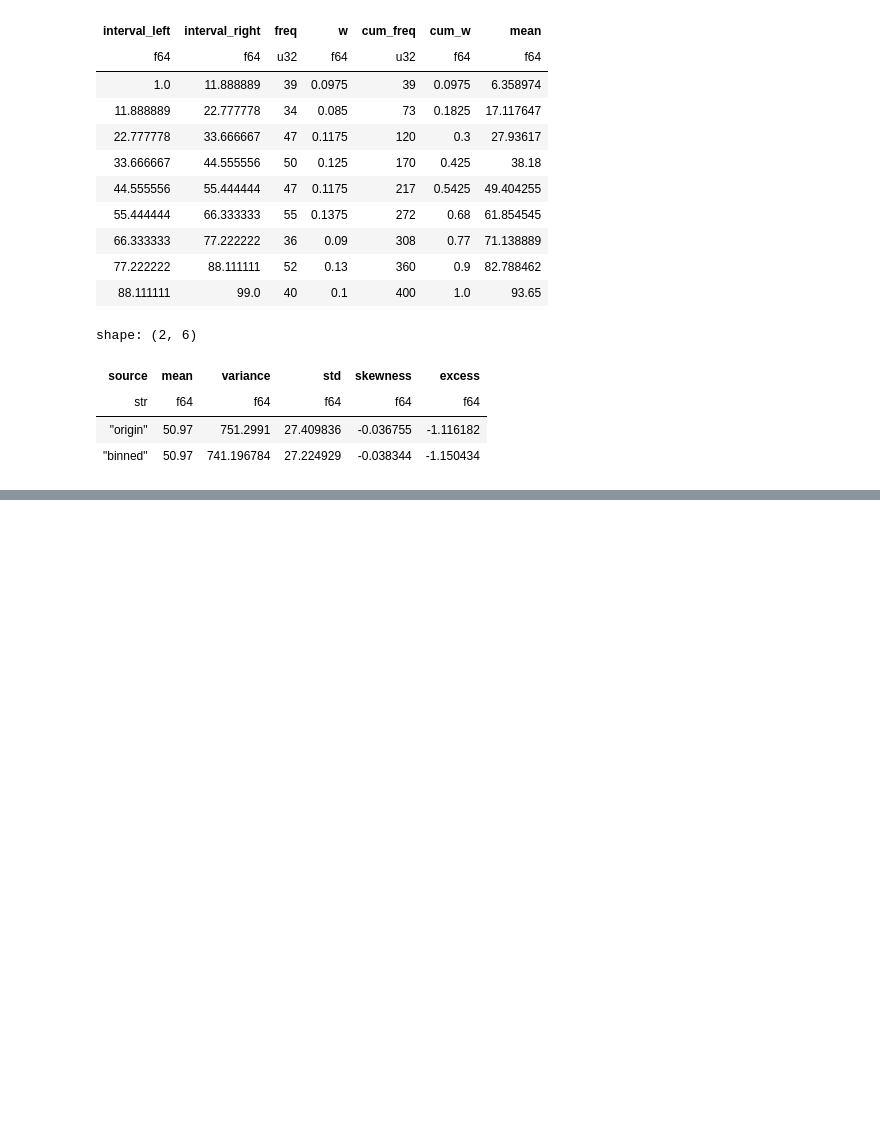
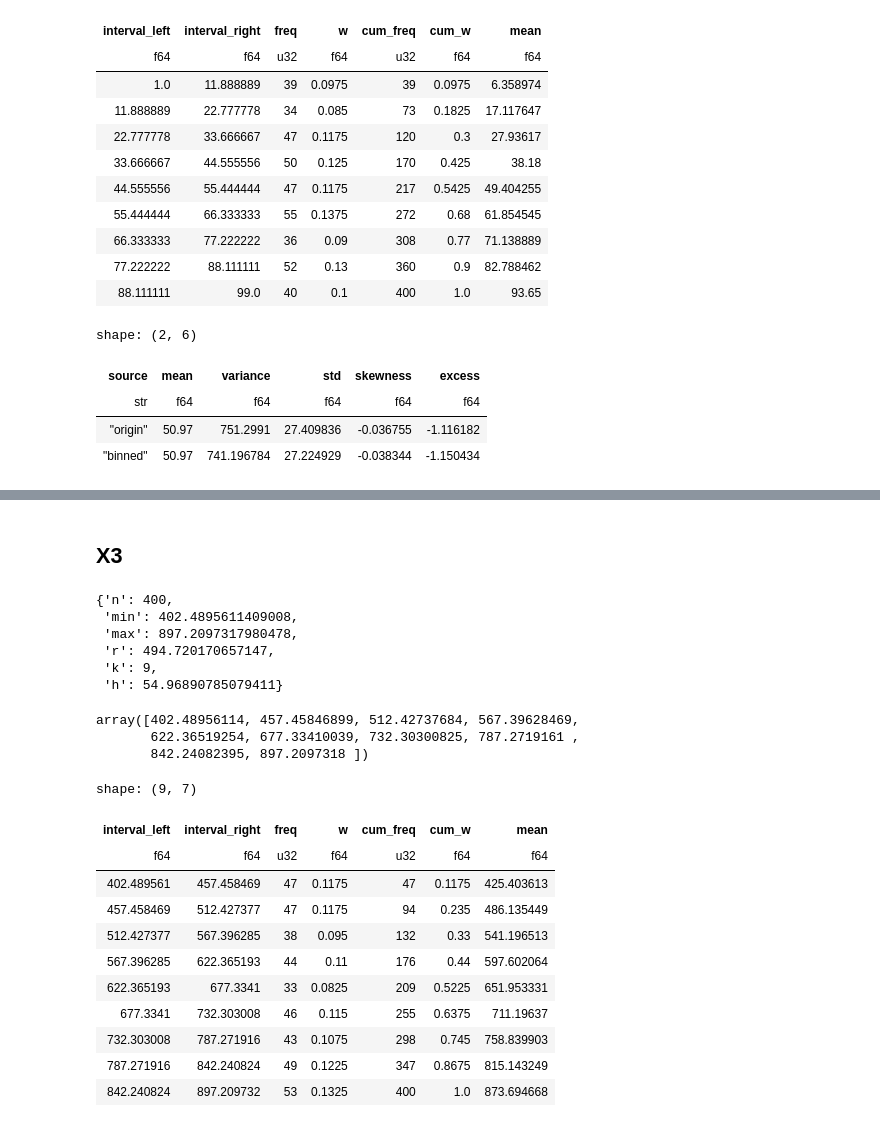
Before and after one commit to Shtskkh/MfDS, a Jupyter notebook: ind_work_2.ipynb, the cells around one changed output, grey strips where cells are left out. Cells and saved outputs as stored; diff of their text form; code cells hidden in the pictures; blank space fills up the shorter version.

```diff
--- a/ind_work_2.ipynb
+++ b/ind_work_2.ipynb
@@ -245,0 +345,37 @@ shape: (2, 6)
+# %% [markdown]
+## Х3
+# %%
+x3 = df.get_column("Х3")
+# %%
+x3_stats = get_col_stats(x3)
+x3_stats
+# %% [output]
+{'n': 400,
+ 'min': 402.4895611409008,
+ 'max': 897.2097317980478,
+ 'r': 494.720170657147,
+ 'k': 9,
+ 'h': 54.96890785079411}
+# %%
+x3_bins = get_bins(x3_stats)
+x3_bins
+# %% [output]
+array([402.48956114, 457.45846899, 512.42737684, 567.39628469,
+       622.36519254, 677.33410039, 732.30300825, 787.2719161 ,
+       842.24082395, 897.2097318 ])
+# %%
+x3_intervals = get_interval_table(x3)
+x3_intervals
+# %% [output]
+shape: (9, 7)
+| interval_left | interval_right | freq | w | cum_freq | cum_w | mean |
+| f64 | f64 | u32 | f64 | u32 | f64 | f64 |
+| 402.489561 | 457.458469 | 47 | 0.1175 | 47 | 0.1175 | 425.403613 |
+| 457.458469 | 512.427377 | 47 | 0.1175 | 94 | 0.235 | 486.135449 |
+| 512.427377 | 567.396285 | 38 | 0.095 | 132 | 0.33 | 541.196513 |
+| 567.396285 | 622.365193 | 44 | 0.11 | 176 | 0.44 | 597.602064 |
+| 622.365193 | 677.3341 | 33 | 0.0825 | 209 | 0.5225 | 651.953331 |
+| 677.3341 | 732.303008 | 46 | 0.115 | 255 | 0.6375 | 711.19637 |
+| 732.303008 | 787.271916 | 43 | 0.1075 | 298 | 0.745 | 758.839903 |
+| 787.271916 | 842.240824 | 49 | 0.1225 | 347 | 0.8675 | 815.143249 |
+| 842.240824 | 897.209732 | 53 | 0.1325 | 400 | 1.0 | 873.694668 |
```
Also changed, not shown: parts of 77 cells of this notebook.
